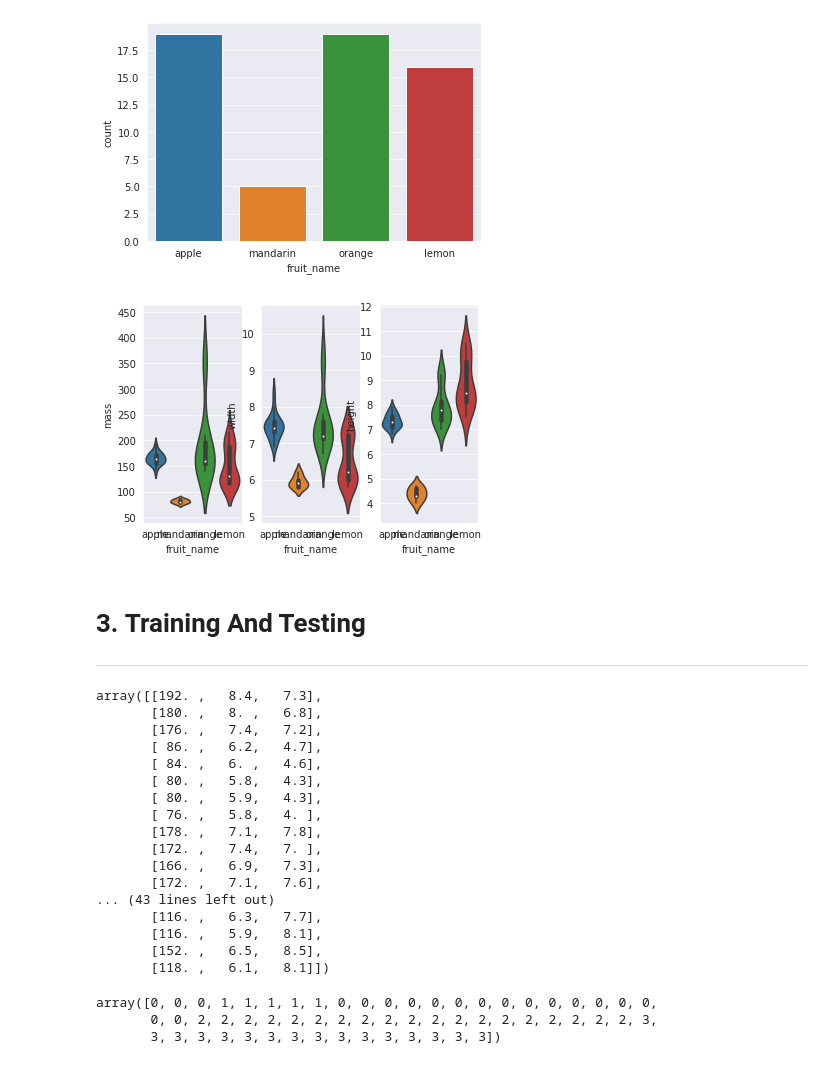
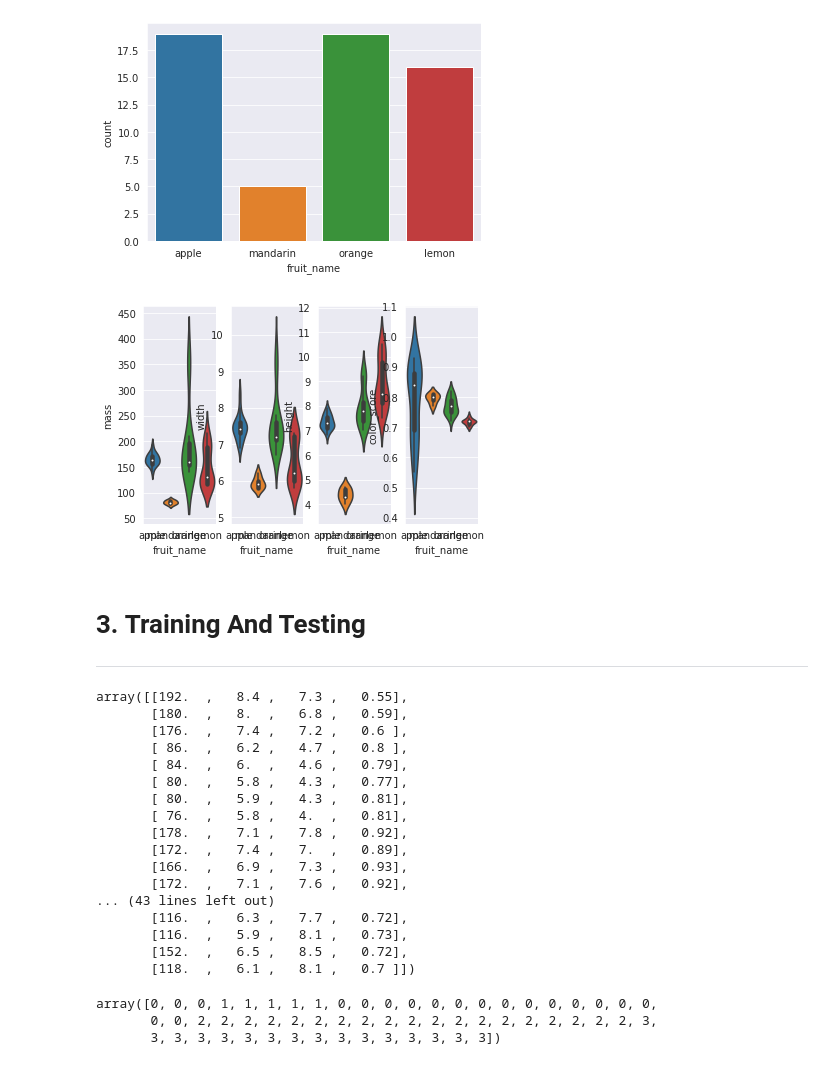
Before and after one commit to sinha-debojyoti/FSP_Project, a Jupyter notebook: Fruit_Color_Classification.ipynb, the cells around one changed output. Drawn from its saved outputs; the diff is of its cells as text; code cells hidden in the pictures.

```diff
--- a/Fruit_Color_Classification.ipynb
+++ b/Fruit_Color_Classification.ipynb
@@ -82,39 +82,40 @@ plt.show()
 # %% [output]
 [figure]
 # %%
-fig, axs = plt.subplots(ncols=3)
+fig, axs = plt.subplots(ncols=4)
 
-sns.violinplot(x="fruit_name", y="mass", scale="width", data=fruit_data, ax=axs[0])
-sns.violinplot(x="fruit_name", y="width", scale="width", data=fruit_data, ax=axs[1])
+sns.violinplot( x="fruit_name", y="mass", scale="width", data=fruit_data, ax=axs[0])
+sns.violinplot( x="fruit_name", y="width", scale="width", data=fruit_data, ax=axs[1])
 sns.violinplot(x="fruit_name", y="height", scale="width", data=fruit_data, ax=axs[2])
+sns.violinplot(x="fruit_name", y="color_score", scale="width", data=fruit_data, ax=axs[3])
 
 plt.show()
 # %% [output]
-[figure, old version]
+[figure, new version]
 # %% [markdown]
 # 3. **Training And Testing**
 ---
 # %%
-X = fruit_data[["mass", "width", "height"]].values
+X = fruit_data[["mass", "width", "height", "color_score"]].values
 X
 # %% [output]
-array([[192. ,   8.4,   7.3],
-       [180. ,   8. ,   6.8],
-       [176. ,   7.4,   7.2],
-       [ 86. ,   6.2,   4.7],
-       [ 84. ,   6. ,   4.6],
-       [ 80. ,   5.8,   4.3],
-       [ 80. ,   5.9,   4.3],
-       [ 76. ,   5.8,   4. ],
-       [178. ,   7.1,   7.8],
-       [172. ,   7.4,   7. ],
-       [166. ,   6.9,   7.3],
-       [172. ,   7.1,   7.6],
+array([[192.  ,   8.4 ,   7.3 ,   0.55],
+       [180.  ,   8.  ,   6.8 ,   0.59],
+       [176.  ,   7.4 ,   7.2 ,   0.6 ],
+       [ 86.  ,   6.2 ,   4.7 ,   0.8 ],
+       [ 84.  ,   6.  ,   4.6 ,   0.79],
+       [ 80.  ,   5.8 ,   4.3 ,   0.77],
+       [ 80.  ,   5.9 ,   4.3 ,   0.81],
+       [ 76.  ,   5.8 ,   4.  ,   0.81],
+       [178.  ,   7.1 ,   7.8 ,   0.92],
+       [172.  ,   7.4 ,   7.  ,   0.89],
+       [166.  ,   6.9 ,   7.3 ,   0.93],
+       [172.  ,   7.1 ,   7.6 ,   0.92],
 ... (43 lines left out)
-       [116. ,   6.3,   7.7],
-       [116. ,   5.9,   8.1],
-       [152. ,   6.5,   8.5],
-       [118. ,   6.1,   8.1]])
+       [116.  ,   6.3 ,   7.7 ,   0.72],
+       [116.  ,   5.9 ,   8.1 ,   0.73],
+       [152.  ,   6.5 ,   8.5 ,   0.72],
+       [118.  ,   6.1 ,   8.1 ,   0.7 ]])
 # %%
 y = (fruit_data["fruit_label"] - 1).values
 y
```
Also changed, not shown: parts of 12 cells of this notebook.
